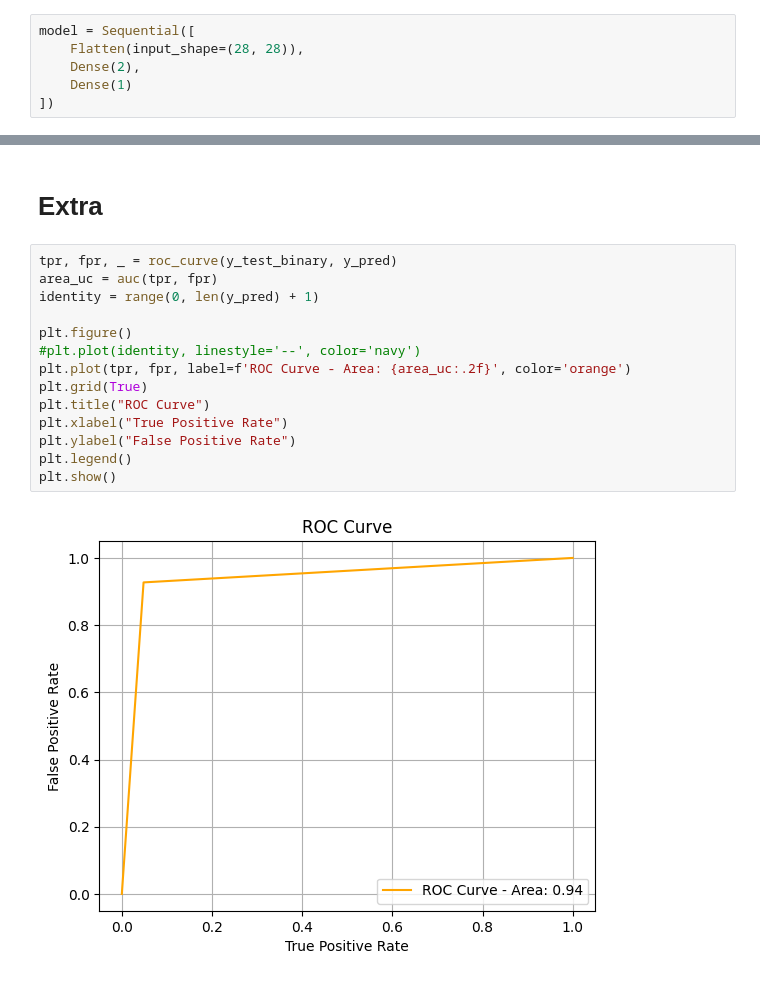
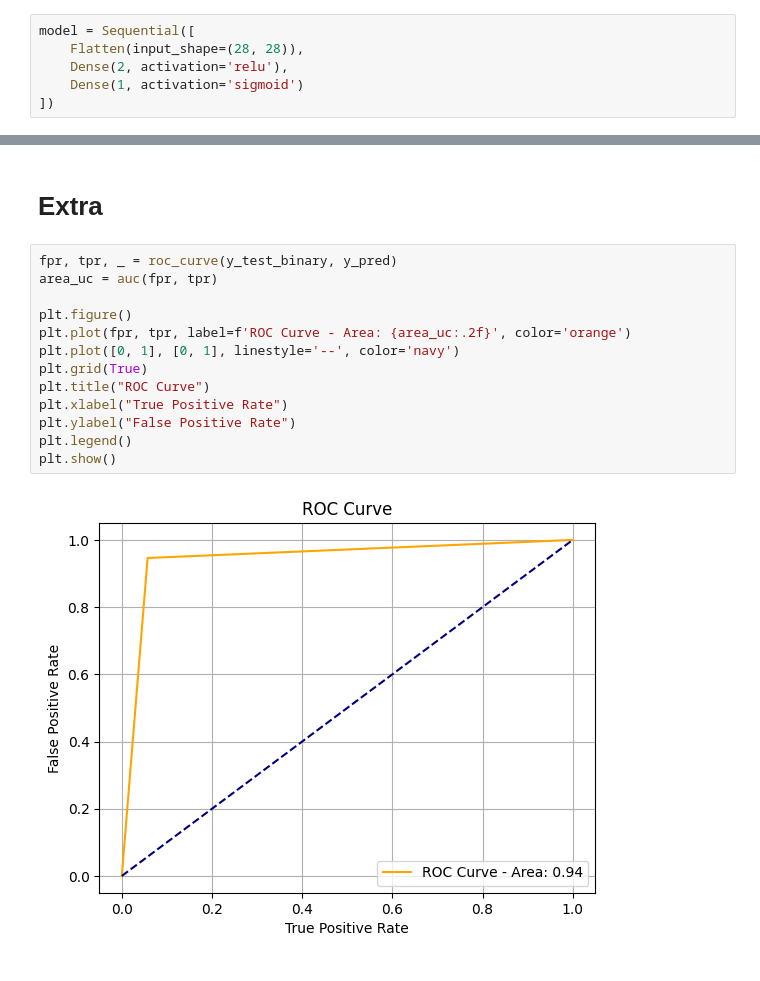
Before and after one commit to AlbertNath/rp-ml-20242, a Jupyter notebook: rpaa-practica3.ipynb, the cells around one changed output, grey strips where cells are left out. Saved outputs shown, nothing was run; the diff lists cells and outputs as text.

```diff
--- a/rpaa-practica3.ipynb
+++ b/rpaa-practica3.ipynb
@@ -53,8 +53,8 @@ _Implementación de una red neuronal multicapa_
 # %%
 model = Sequential([
     Flatten(input_shape=(28, 28)),
-    Dense(2),
-    Dense(1)
+    Dense(2, activation='relu'),
+    Dense(1, activation='sigmoid')
 ])
 # %% [markdown]
 # 3
@@ -168,18 +168,17 @@ F1-score_0:      0.9401993355481728
 # %% [markdown]
 # Extra
 # %%
-tpr, fpr, _ = roc_curve(y_test_binary, y_pred)
-area_uc = auc(tpr, fpr)
-identity = range(0, len(y_pred) + 1)
+fpr, tpr, _ = roc_curve(y_test_binary, y_pred)
+area_uc = auc(fpr, tpr)
 
 plt.figure()
-#plt.plot(identity, linestyle='--', color='navy')
-plt.plot(tpr, fpr, label=f'ROC Curve - Area: {area_uc:.2f}', color='orange')
+plt.plot(fpr, tpr, label=f'ROC Curve - Area: {area_uc:.2f}', color='orange')
+plt.plot([0, 1], [0, 1], linestyle='--', color='navy')
 plt.grid(True)
 plt.title("ROC Curve")
 plt.xlabel("True Positive Rate")
 plt.ylabel("False Positive Rate")
 plt.legend()
 plt.show()
 # %% [output]
-[figure, old version]
+[figure, new version]
```
Also changed, not shown: parts of 6 cells of this notebook.
